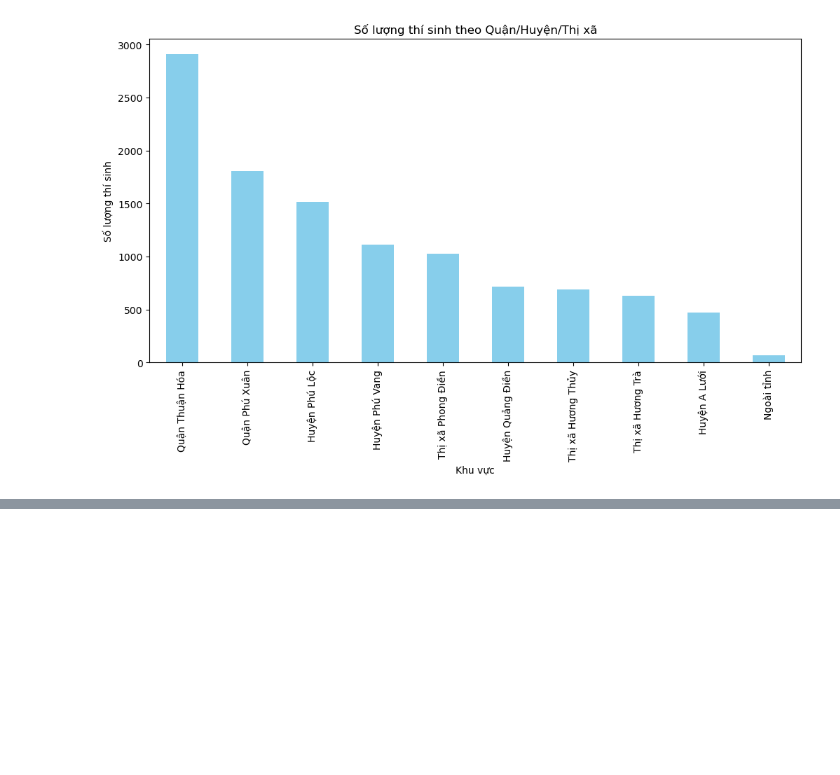
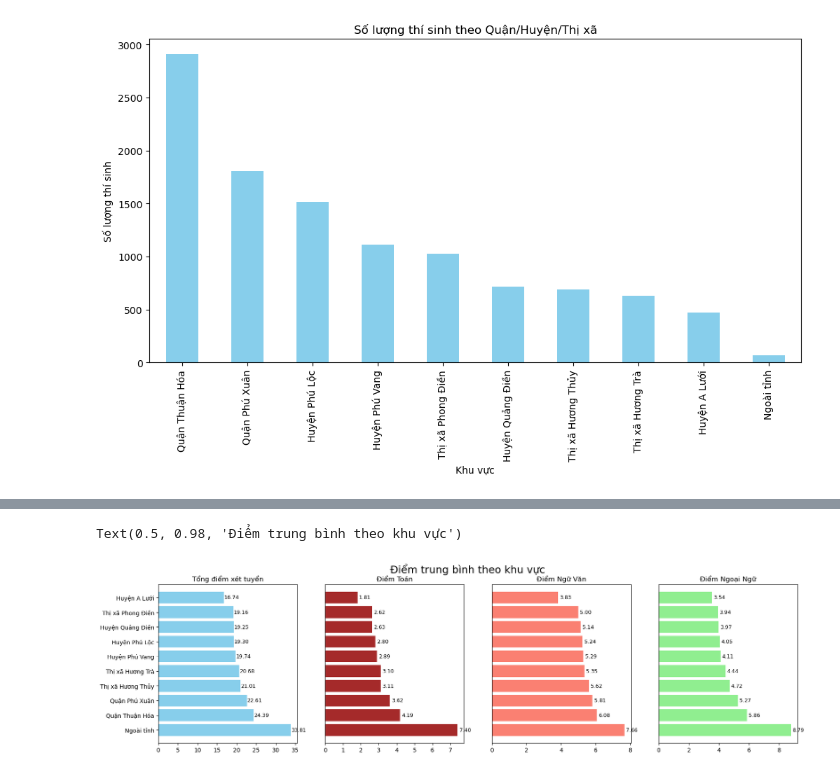
Before and after one commit to tinppb/sofascore-football-crawler, a Jupyter notebook: code_cuoiky/tuyensinhlop10Hue.ipynb, the cells around one changed output, grey strips where cells are left out. Cells and saved outputs as stored; diff of their text form; code cells hidden in the pictures; blank space fills up the shorter version.

```diff
--- a/code_cuoiky/tuyensinhlop10Hue.ipynb
+++ b/code_cuoiky/tuyensinhlop10Hue.ipynb
@@ -215,3 +249,6 @@ plt.ylabel('Số lượng thí sinh')
 # %% [output]
 Text(0, 0.5, 'Số lượng thí sinh')
 [figure]
+# %%
+quan_huyen_tongxet_mean= df.groupby('quan/huyen/tx')['tong_xet_pho_thong/ntp'].mean().sort_values(ascending=False)
+quan_huyen_tongxet_mean
@@ -217,0 +268,43 @@ Text(0, 0.5, 'Số lượng thí sinh')
+# %%
+quan_huyen_toan_mean = df.groupby('quan/huyen/tx')['diem_toan'].mean().sort_values(ascending=False)
+quan_huyen_van_mean = df.groupby('quan/huyen/tx')['diem_ngu_van/tieng_viet'].mean().sort_values(ascending=False)
+quan_huyen_anh_mean = df.groupby('quan/huyen/tx')['diem_ngoai_ngu'].mean().sort_values(ascending=False)
+quan_huyen_mean = pd.DataFrame({
+    'Tổng điểm xét tuyển': quan_huyen_tongxet_mean,
+    'Điểm Toán': quan_huyen_toan_mean,
+    'Điểm Ngữ Văn': quan_huyen_van_mean,
+    'Điểm Ngoại Ngữ': quan_huyen_anh_mean
+})
+
+def add_labels(ax):
+    for bar in ax.patches:
+        width = bar.get_width()
+        y = bar.get_y() + bar.get_height() / 2
+        ax.text(width + 0.1, y, f"{width:.2f}", va='center', fontsize=9)
+
+quan_huyen_mean = quan_huyen_mean.reset_index()
+fig,ax= plt.subplots(1,4, figsize=(20, 5))
+
+ax[0].barh(quan_huyen_tongxet_mean.index, quan_huyen_tongxet_mean.values, color='skyblue')
+add_labels(ax[0])
+ax[0].set_title('Tổng điểm xét tuyển')
+
+ax[1].barh(quan_huyen_toan_mean.index, quan_huyen_toan_mean.values, color='brown')
+ax[1].set_yticks([])
+add_labels(ax[1])
+ax[1].set_title('Điểm Toán')
+
+ax[2].barh(quan_huyen_van_mean.index, quan_huyen_van_mean.values, color='salmon')
+add_labels(ax[2])
+ax[2].set_title('Điểm Ngữ Văn')
+ax[2].set_yticks([])
+
+ax[3].barh(quan_huyen_anh_mean.index, quan_huyen_anh_mean.values, color='lightgreen')
+add_labels(ax[3])
+ax[3].set_title('Điểm Ngoại Ngữ')
+ax[3].set_yticks([])
+
+plt.suptitle('Điểm trung bình theo khu vực', fontsize=18)
+# %% [output]
+Text(0.5, 0.98, 'Điểm trung bình theo khu vực')
+[figure, added]
```
Also changed, not shown: parts of 20 cells of this notebook, 2 other files.
